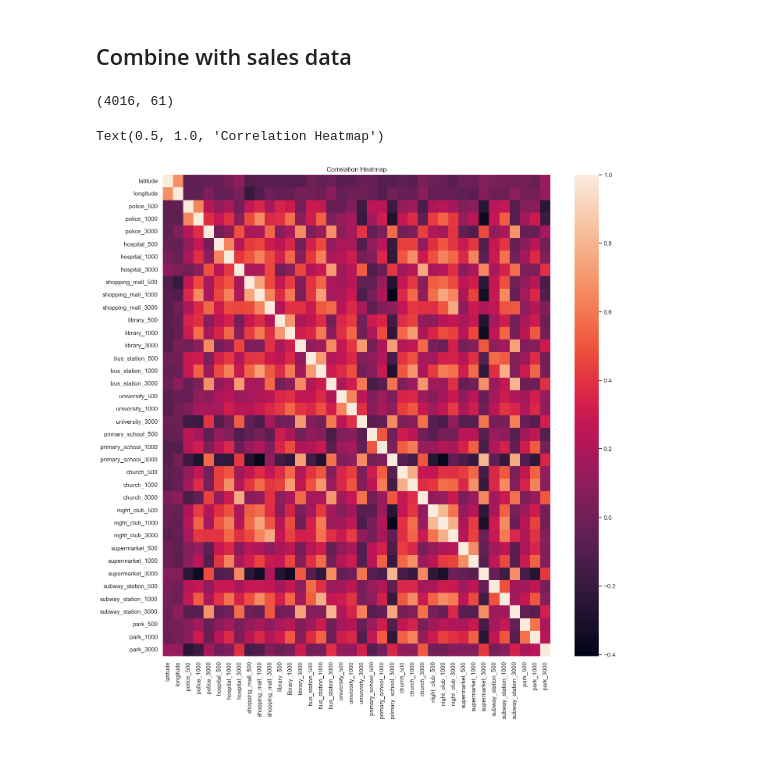
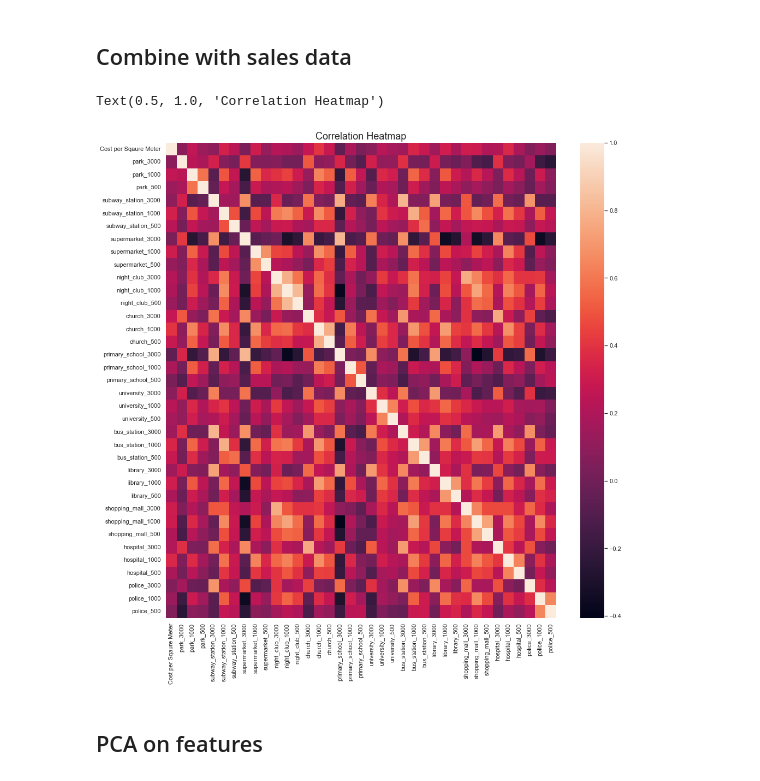
Before and after one commit to Eric-Miao/2022Fall-CIVENG263N-FinalProj, a Jupyter notebook: Google_API_test.ipynb, the cells around one changed output. Saved outputs shown, nothing was run; the diff lists cells and outputs as text; code cells hidden in the pictures; blank space fills up the shorter version.

```diff
--- a/Google_API_test.ipynb
+++ b/Google_API_test.ipynb
@@ -369,17 +369,20 @@ dfHouse.set_index('Address',inplace=True)
 # %%
 dfRaw = dfGeoInfo.join(dfHouse,how='left')
 dfRaw.dropna(axis=0,inplace=True)
-# %%
-dfRaw.shape
-# %% [output]
-(4016, 61)
+# %%
+price_feature_list = list(dfGeoInfo.columns)
+price_feature_list.append('Cost per Sqaure Meter')
+price_feature_list.reverse()
 # %%
-dfCorr = dfGeoInfo.corr()
+dfPOIPrice = dfRaw[price_feature_list[:-2]]
+dfCorr = dfPOIPrice.corr()
 sns.set(rc={'figure.figsize':(16,16)})
 sns.heatmap(dfCorr,
         xticklabels=dfCorr.columns,
         yticklabels=dfCorr.columns)
-plt.title('Correlation Heatmap')
+plt.title('Correlation Heatmap',fontsize=18)
 # %% [output]
 Text(0.5, 1.0, 'Correlation Heatmap')
-[figure, old version]
+[figure, new version]
+# %% [markdown]
+## PCA on features
```
Also changed, not shown: parts of 8 cells of this notebook, 1 other file.
